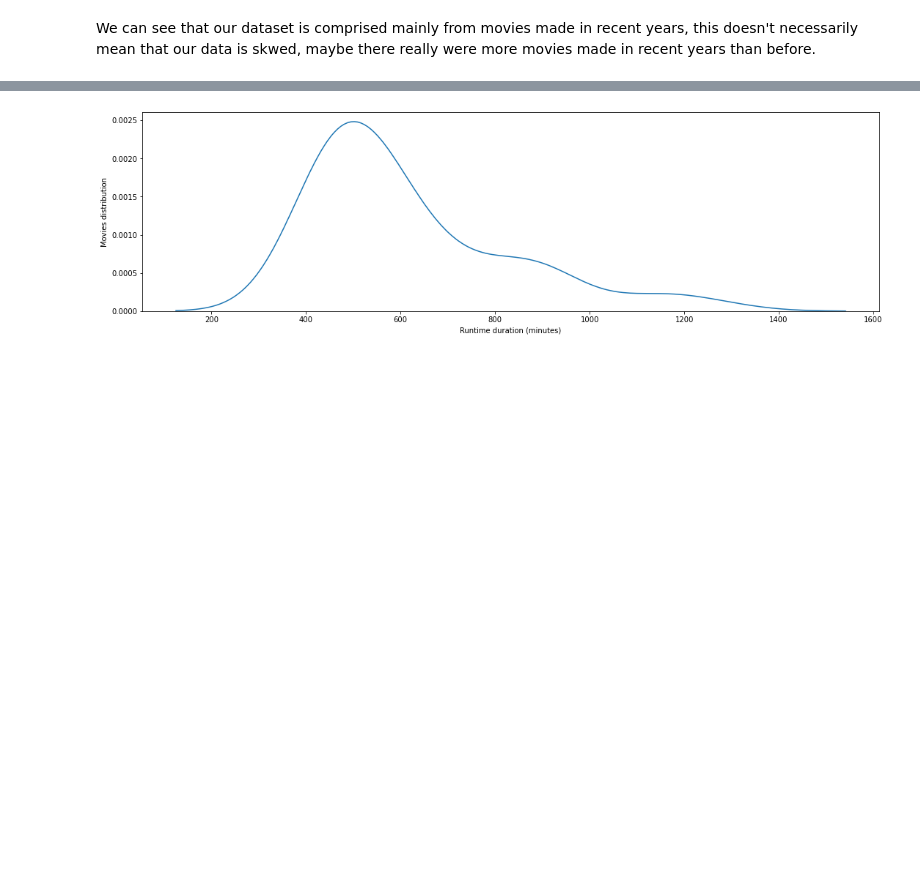
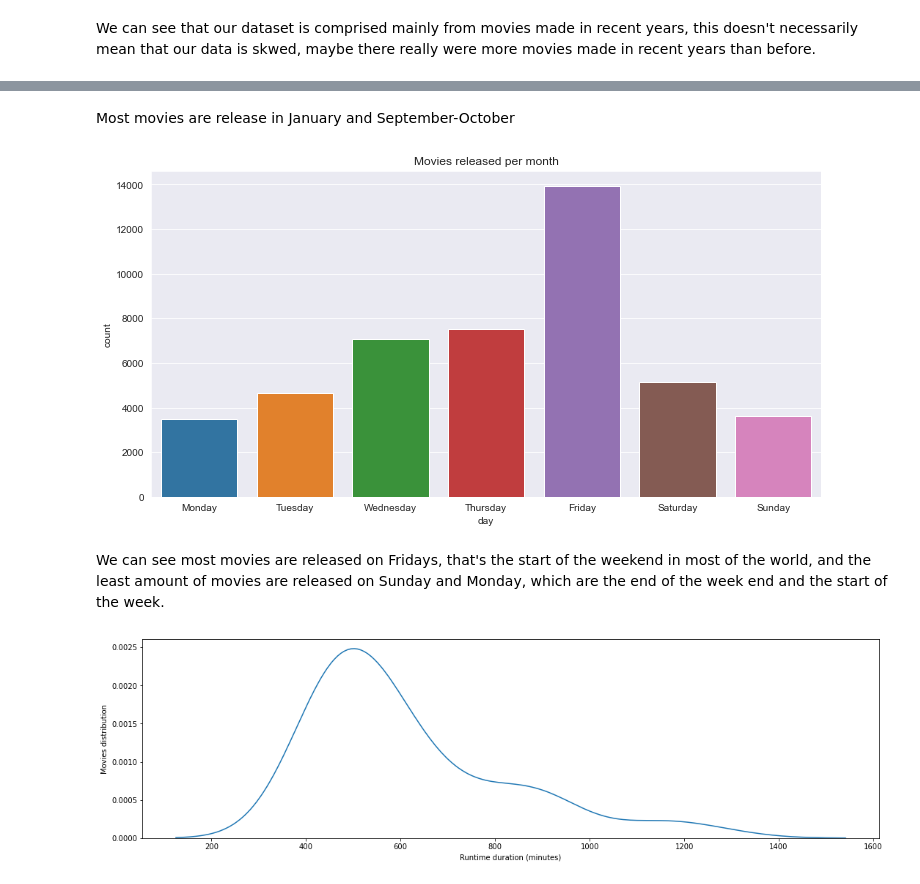
Before and after one commit to adi-benz/movies-rating-analysis, a Jupyter notebook: analysis.ipynb, the cells around one changed output, grey strips where cells are left out. Drawn from its saved outputs; the diff is of its cells as text; code cells hidden in the pictures; blank space fills up the shorter version.

```diff
--- a/analysis.ipynb
+++ b/analysis.ipynb
@@ -194,3 +206,19 @@ movies[movies["runtime"] > 400][["title", "runtime", "overview", "keywords", "ge
+# %% [markdown]
+Most movies are release in January and September-October
+# %%
+movies_release_days = movies["release_date"].dropna()\
+    .apply(lambda date: calendar.day_name[date.dayofweek])\
+    .to_frame()\
+    .rename(columns={"release_date": "day"})
+
+plt.figure(figsize=(12, 6))
+plt.title("Movies released per month")
+sns.countplot(x='day', data=movies_release_days, order=list(calendar.day_name))
+plt.show()
+# %% [output]
+[figure, added]
+# %% [markdown]
+We can see most movies are released on Fridays, that's the start of the weekend in most of the world, and the least amount of movies are released on Sunday and Monday, which are the end of the week end and the start of the week.
 # %%
 plt.figure(figsize=(18,5))
 plt.xlabel("Runtime duration (minutes)")
```
Also changed, not shown: parts of 12 cells of this notebook.
